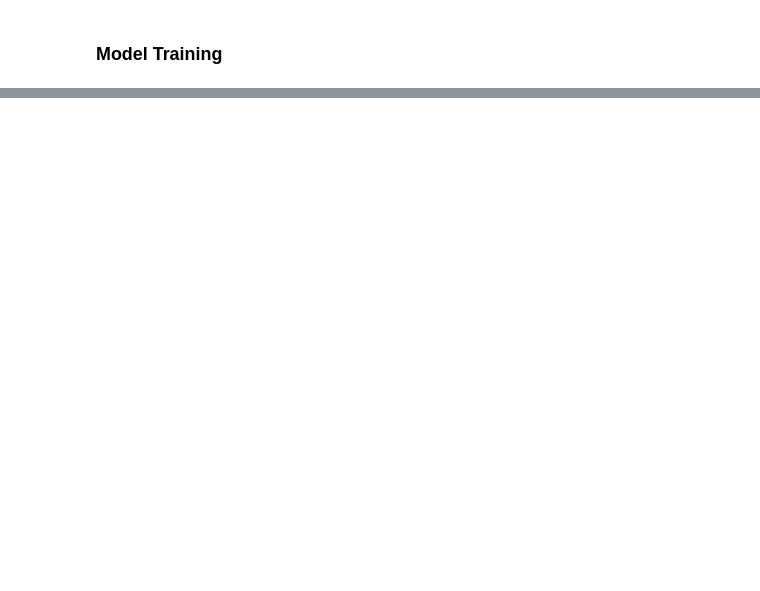
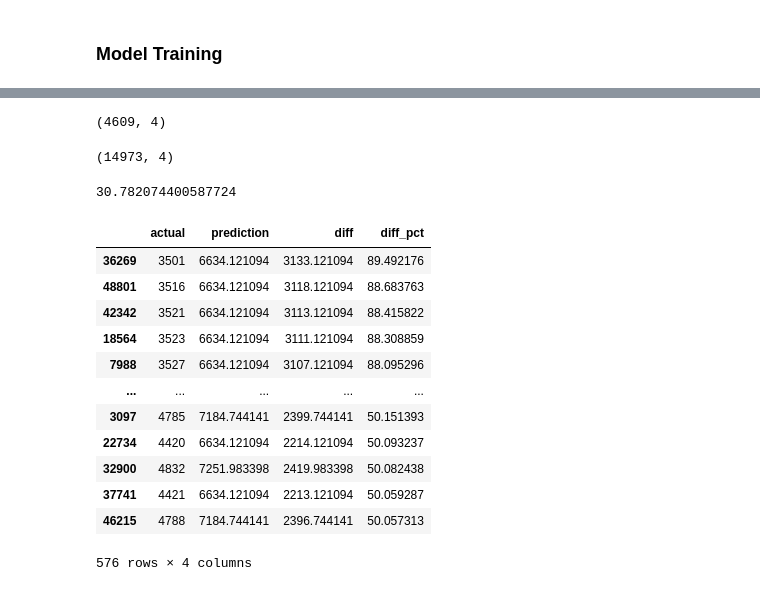
Before and after one commit to agambhardwaj04/premium_prediction, a Jupyter notebook: model/first_model.ipynb, the cells around one changed output, grey strips where cells are left out. Cells and saved outputs as stored; diff of their text form; code cells hidden in the pictures; blank space fills up the shorter version.

```diff
--- a/model/first_model.ipynb
+++ b/model/first_model.ipynb
@@ -484,0 +583,10 @@ X_reduced.head()
+# %%
+Model_boost = XGBRegressor()
+param_grid = {
+  'n_estimators' : [20,40,50],
+  'learning_rate' : [0.01,0.1,0.2],
+  'max_depth' : [3,4,5]
+}
+random_search = RandomizedSearchCV(Model_boost,param_grid,n_iter=10,cv=3,scoring='r2',random_state=10)
+random_search.fit(X_train,y_train)
+random_search.best_score_
@@ -484,0 +599,2 @@ X_reduced.head()
+# %%
+best_model = random_search.best_estimator_
@@ -484,0 +614,11 @@ X_reduced.head()
+# %%
+y_pred = best_model.predict(X_test)
+residuals = y_pred-y_test
+residuals_pct = residuals*100/y_test
+results_df = pd.DataFrame({
+  'actual' : y_test,
+  'prediction' : y_pred,
+  'diff' : residuals,
+  'diff_pct' : residuals_pct
+})
+print(results_df.head())
@@ -484,0 +637,31 @@ X_reduced.head()
+# %%
+extreme_error_threshold = 10
+extreme_results_df = results_df[np.abs(results_df.diff_pct)>extreme_error_threshold]
+extreme_results_df.shape
+# %% [output]
+(4609, 4)
+# %%
+results_df.shape
+# %% [output]
+(14973, 4)
+# %%
+extreme_error_pct = extreme_results_df.shape[0]*100/results_df.shape[0]
+extreme_error_pct
+# %% [output]
+30.782074400587724
+# %%
+extreme_results_df[abs(extreme_results_df.diff_pct)>50].sort_values("diff_pct",ascending=False)
+# %% [output]
+|  | actual | prediction | diff | diff_pct |
+| 36269 | 3501 | 6634.121094 | 3133.121094 | 89.492176 |
+| 48801 | 3516 | 6634.121094 | 3118.121094 | 88.683763 |
+| 42342 | 3521 | 6634.121094 | 3113.121094 | 88.415822 |
+| 18564 | 3523 | 6634.121094 | 3111.121094 | 88.308859 |
+| 7988 | 3527 | 6634.121094 | 3107.121094 | 88.095296 |
+| ... | ... | ... | ... | ... |
+| 3097 | 4785 | 7184.744141 | 2399.744141 | 50.151393 |
+| 22734 | 4420 | 6634.121094 | 2214.121094 | 50.093237 |
+| 32900 | 4832 | 7251.983398 | 2419.983398 | 50.082438 |
+| 37741 | 4421 | 6634.121094 | 2213.121094 | 50.059287 |
+| 46215 | 4788 | 7184.744141 | 2396.744141 | 50.057313 |
+576 rows × 4 columns
```
Also changed, not shown: parts of 27 cells of this notebook, 1 other file.
